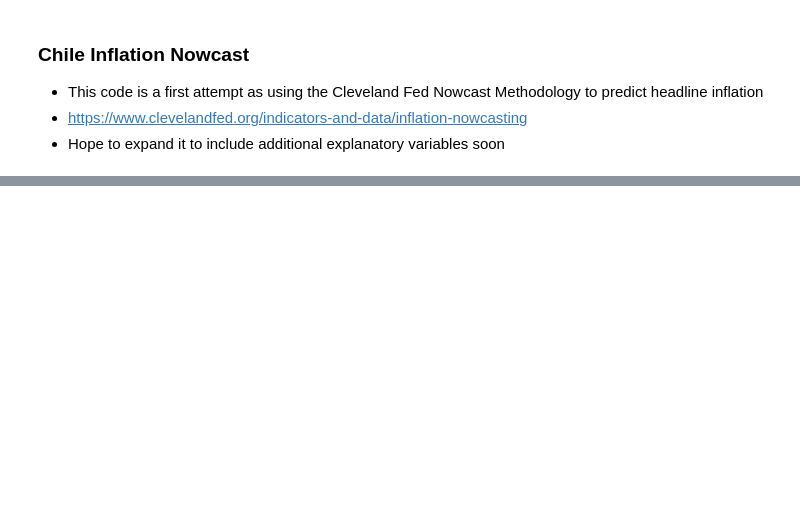
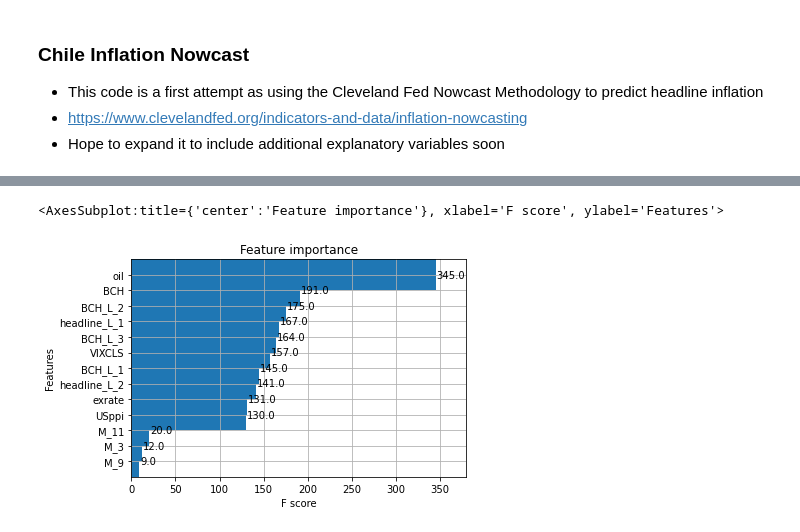
Before and after one commit to willcrossb/Latam_CPI_nowcast, a Jupyter notebook: Chile_headline_nowcast.ipynb, the cells around one changed output, grey strips where cells are left out. Cells and saved outputs as stored; diff of their text form; code cells hidden in the pictures; blank space fills up the shorter version.

```diff
--- a/Chile_headline_nowcast.ipynb
+++ b/Chile_headline_nowcast.ipynb
@@ -288,0 +191,19 @@ X_test, y_test = create_features(df_test, target,glob_list,lag_length)
+# %%
+#Generate best regression predictions
+x_set = ['oil','exrate','BCH_L_2','BCH_L_3','headline_L_1','USppi','M_3', 'M_9', 'M_11']
+
+#Define x & y
+x = df_train[x_set]
+x = sm.add_constant(x)
+
+x_test = df_test[x_set]
+x_test = sm.add_constant(x_test)
+
+#Fit to the training data
+OLSmodel = sm.OLS(y, x).fit()
+
+#Get predicted values
+df_train['fittedOLS'] = OLSmodel.fittedvalues
+df_test['fittedOLS'] = OLSmodel.predict(x_test)
+
+OLSmodel.summary()
@@ -288,0 +238,24 @@ X_test, y_test = create_features(df_test, target,glob_list,lag_length)
+# %%
+#Fit the XGB model here
+x_set = ['oil','BCH','BCH_L_1','BCH_L_2','BCH_L_3','headline_L_1','headline_L_2','VIXCLS','exrate','USppi','M_3', 'M_9', 'M_11']
+
+xgb_laglist = []
+for var in xgb_laglist:
+       add_list =df.filter(like=var).columns.to_list()
+       x_set = x_set + add_list
+
+#x_set.remove('headline')
+
+#Define x & y
+x = df_train[x_set]
+x_test = df_test[x_set]
+
+reg = xgb.XGBRegressor(n_estimators=1000)
+reg.fit(x, y, eval_set=[(x, y), (x_test, y_test)],eval_metric='rmse', early_stopping_rounds=200, verbose=False) # Change verbose to True if you want to see it train
+
+df_test['fittedXGB'] = reg.predict(x_test)
+
+plot_importance(reg, height=2,max_num_features=20)
+# %% [output]
+<AxesSubplot:title={'center':'Feature importance'}, xlabel='F score', ylabel='Features'>
+[figure, added]
```
Also changed, not shown: parts of 15 cells of this notebook.
